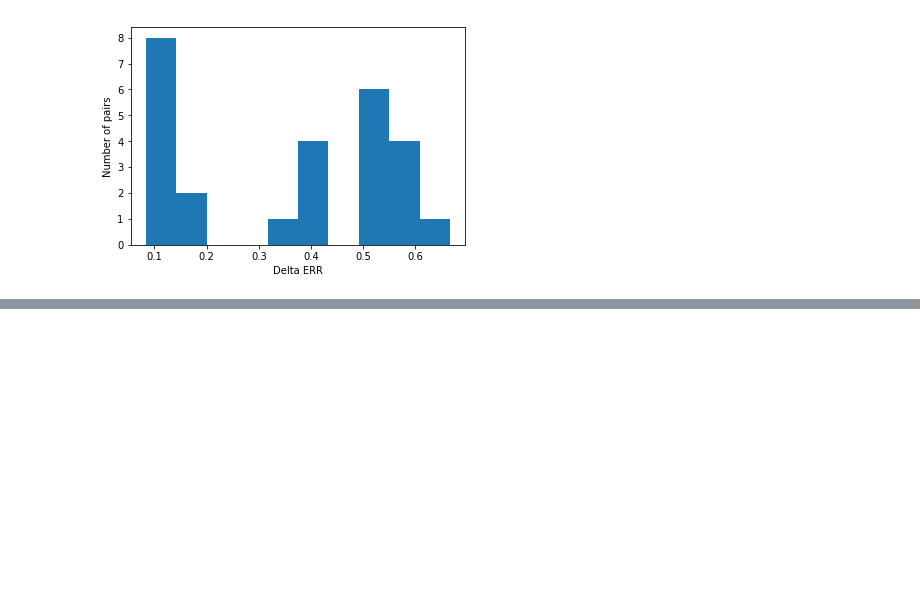
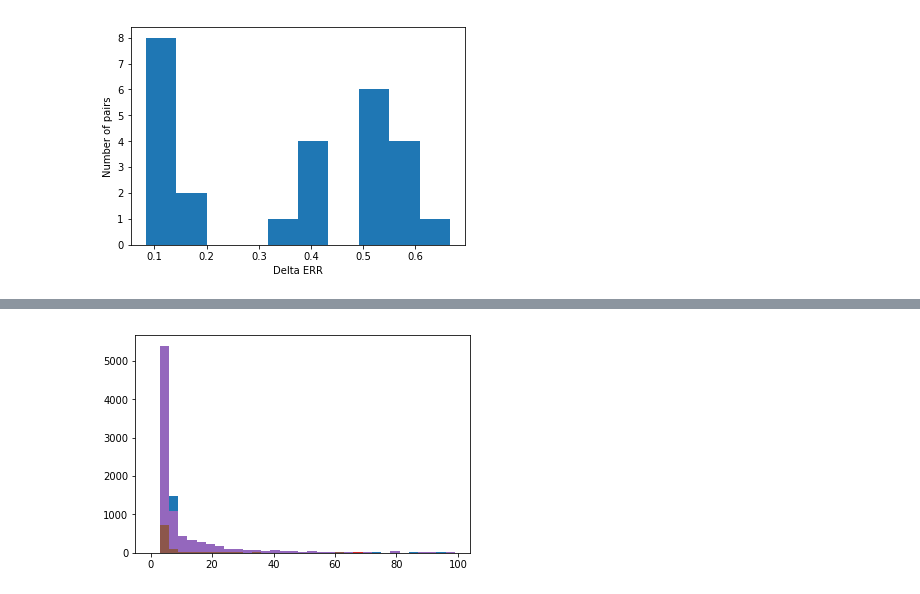
Before and after one commit to Curlykonda/IR_HW1, a Jupyter notebook: IR_HW1_B.ipynb, the cells around one changed output, grey strips where cells are left out. Saved outputs shown, nothing was run; the diff lists cells and outputs as text; code cells hidden in the pictures; blank space fills up the shorter version.

```diff
--- a/IR_HW1_B.ipynb
+++ b/IR_HW1_B.ipynb
@@ -457,0 +427,5 @@ print(n)
+# %%
+# Probabilistic Interleaving with Position-Based Click Model
+table_1_0 = fill_table(dict_rel_pairs, 1 , 0, K = 100, epsilon = 0.1, M = 1000)
+# %% [output]
+[figure, added]
```
Also changed, not shown: parts of 29 cells of this notebook.
